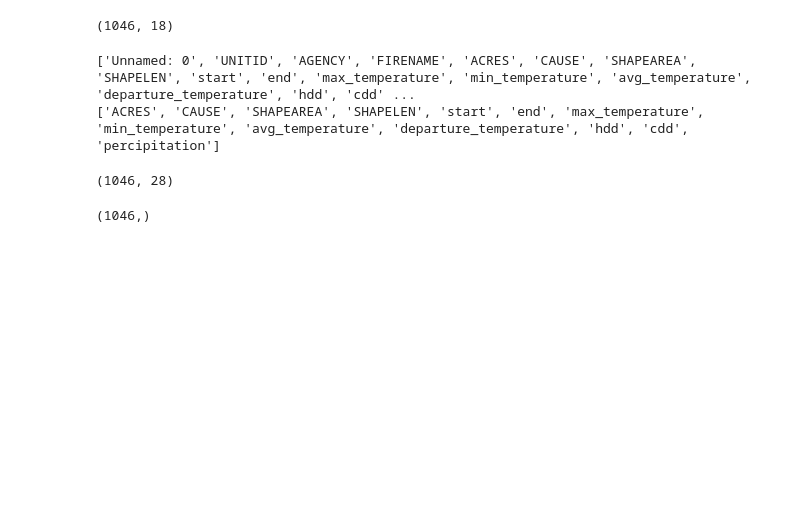
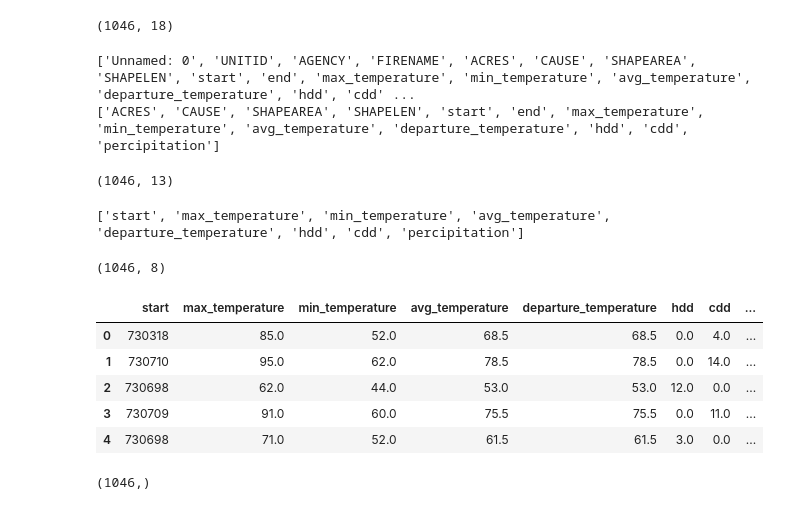
Before and after one commit to parvathysjsu/CMPE255Project, a Jupyter notebook: models/decision_tree.ipynb, the cells around one changed output. Drawn from its saved outputs; the diff is of its cells as text; code cells hidden in the pictures; blank space fills up the shorter version.

```diff
--- a/models/decision_tree.ipynb
+++ b/models/decision_tree.ipynb
@@ -95,14 +100,27 @@ data.shape
 print(list(data.columns) )
 X = data.iloc[:, 4:-1]
 print(list(X.columns) )
+X.shape
 # %% [output]
 ['Unnamed: 0', 'UNITID', 'AGENCY', 'FIRENAME', 'ACRES', 'CAUSE', 'SHAPEAREA', 'SHAPELEN', 'start', 'end', 'max_temperature', 'min_temperature', 'avg_temperature', 'departure_temperature', 'hdd', 'cdd' ...
 ['ACRES', 'CAUSE', 'SHAPEAREA', 'SHAPELEN', 'start', 'end', 'max_temperature', 'min_temperature', 'avg_temperature', 'departure_temperature', 'hdd', 'cdd', 'percipitation']
+(1046, 13)
 # %%
 X = preprocess_input(X)
+print(list(X.columns) )
 X.shape
 # %% [output]
-(1046, 28)
+['start', 'max_temperature', 'min_temperature', 'avg_temperature', 'departure_temperature', 'hdd', 'cdd', 'percipitation']
+(1046, 8)
+# %%
+X.head(5)
+# %% [output]
+|  | start | max_temperature | min_temperature | avg_temperature | departure_temperature | hdd | cdd | ... |
+| 0 | 730318 | 85.0 | 52.0 | 68.5 | 68.5 | 0.0 | 4.0 | ... |
+| 1 | 730710 | 95.0 | 62.0 | 78.5 | 78.5 | 0.0 | 14.0 | ... |
+| 2 | 730698 | 62.0 | 44.0 | 53.0 | 53.0 | 12.0 | 0.0 | ... |
+| 3 | 730709 | 91.0 | 60.0 | 75.5 | 75.5 | 0.0 | 11.0 | ... |
+| 4 | 730698 | 71.0 | 52.0 | 61.5 | 61.5 | 3.0 | 0.0 | ... |
 # %%
 # output data
 y = data.iloc[:, -1]
```
Also changed, not shown: parts of 4 cells of this notebook, 1 other file.
